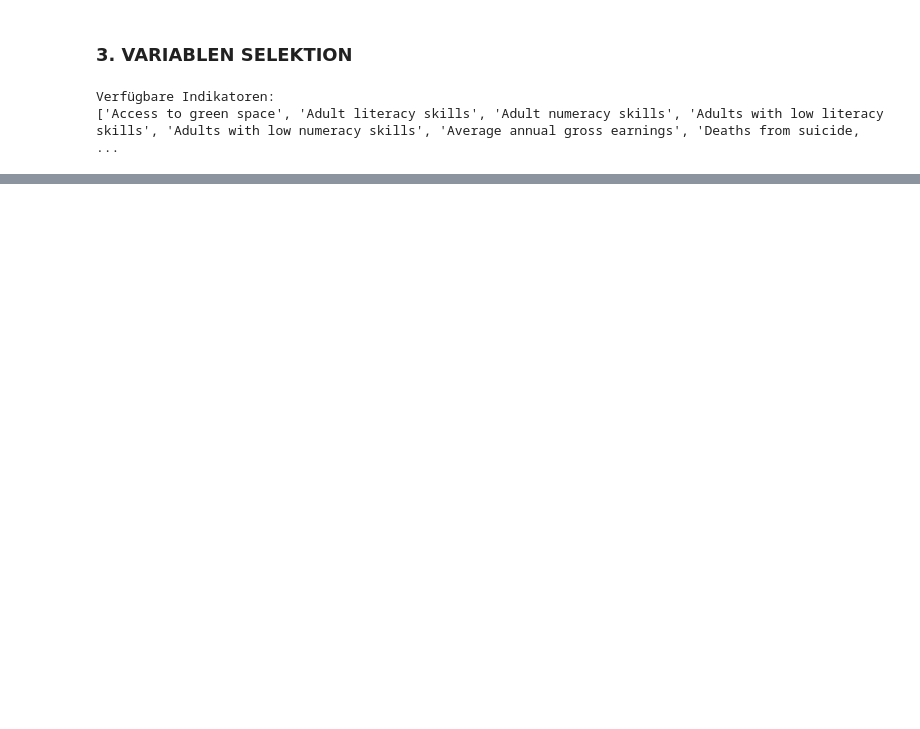
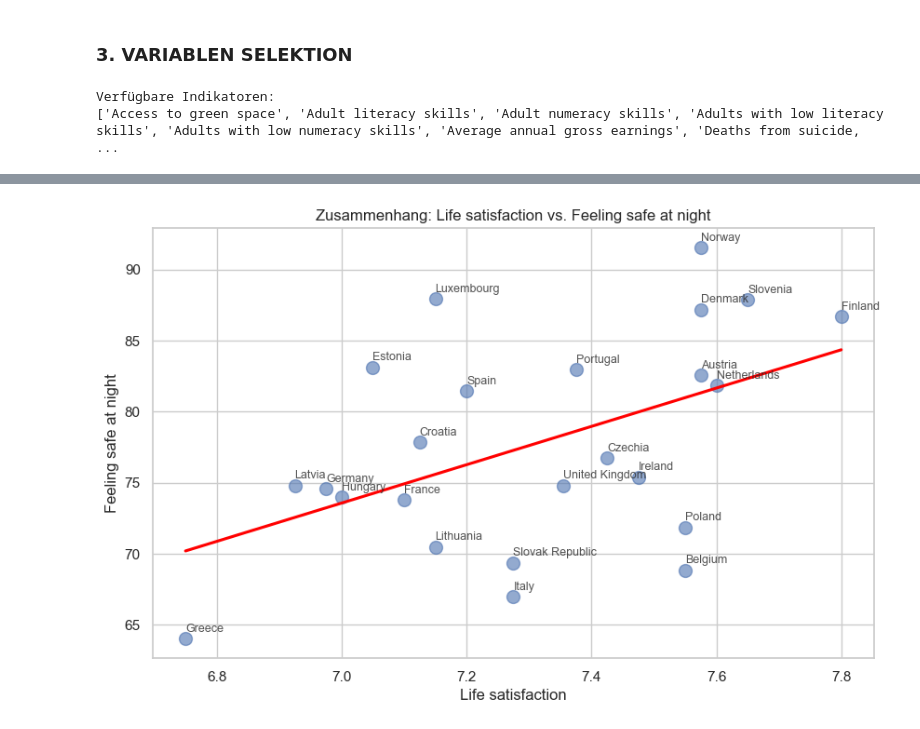
Before and after one commit to flurinasophie/Statistik_Projekt_OECDWellBeing, a Jupyter notebook: notebooks/03_Correlation_and_Relationships.ipynb, the cells around one changed output, grey strips where cells are left out. Cells and saved outputs as stored; diff of their text form; code cells hidden in the pictures; blank space fills up the shorter version.

Commit message:
Finished code in Notebook 3, not sure about the Variablenwahl, Analysien fehlen dementsprechend noch

```diff
--- a/notebooks/03_Correlation_and_Relationships.ipynb
+++ b/notebooks/03_Correlation_and_Relationships.ipynb
@@ -155,0 +118,29 @@ y_val = target_var
+# %%
+x_val = "Life satisfaction"
+y_val = target_var
+# %%
+if x_val in df_corr.columns and y_val in df_corr.columns:
+    plt.figure(figsize=(10, 6))
+
+    sns.regplot(data=df_corr, x=x_val, y=y_val, ci=None,
+                scatter_kws={'s': 100, 'alpha': 0.6},
+                line_kws={"color": "red"})
+
+    for i in range(df_corr.shape[0]):
+        plt.text(
+            df_corr[x_val].iloc[i],
+            df_corr[y_val].iloc[i]+0.5,
+            df_corr.index[i],
+            fontsize=9,
+            alpha=0.8
+        )
+
+    plt.title(f"Zusammenhang: {x_val} vs. {y_val}")
+    plt.xlabel(x_val)
+    plt.ylabel(y_val)
+    plt.show()
+
+else:
+    print(f"Variable {x_val} nicht im Datensatz gefunden.")
+# %% [output]
+[figure, added]
```
Also changed, not shown: parts of 21 cells of this notebook, 4 other files.
